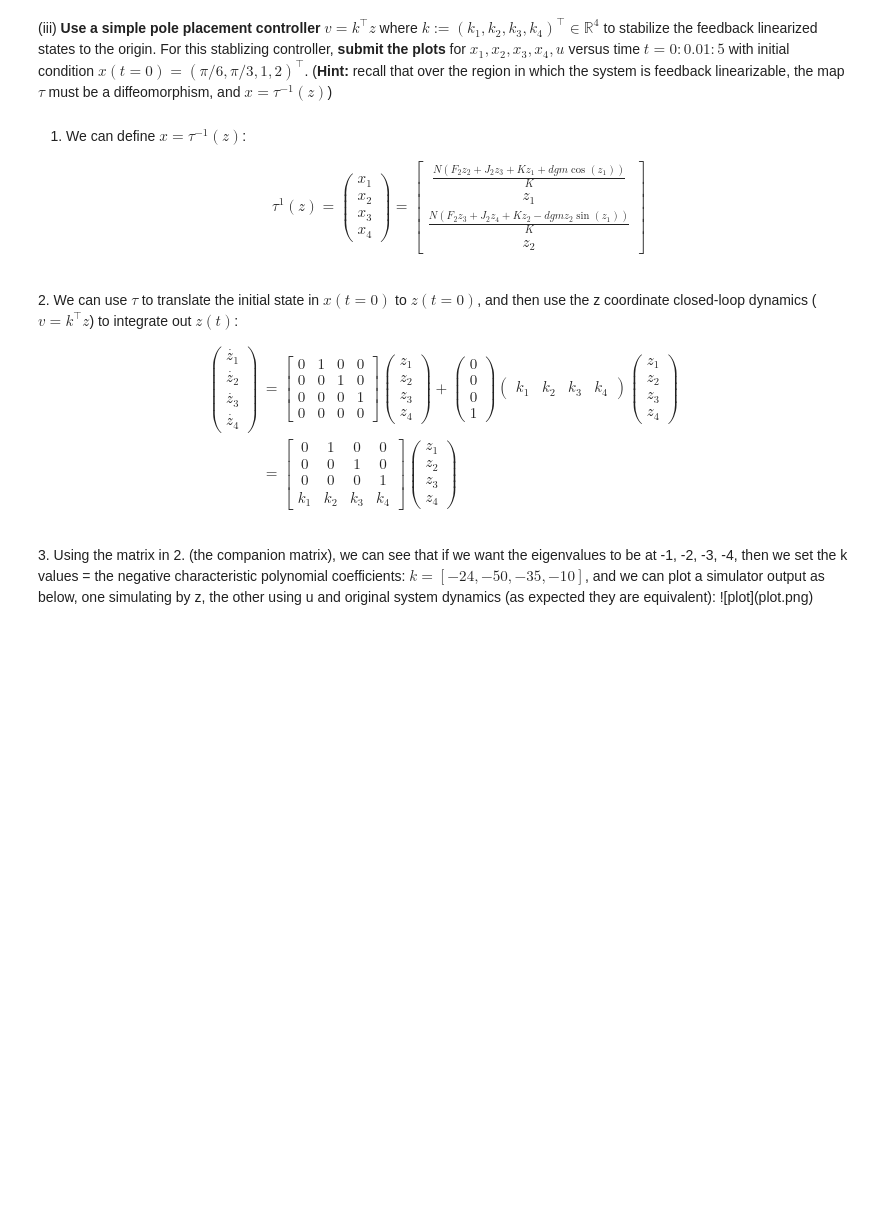
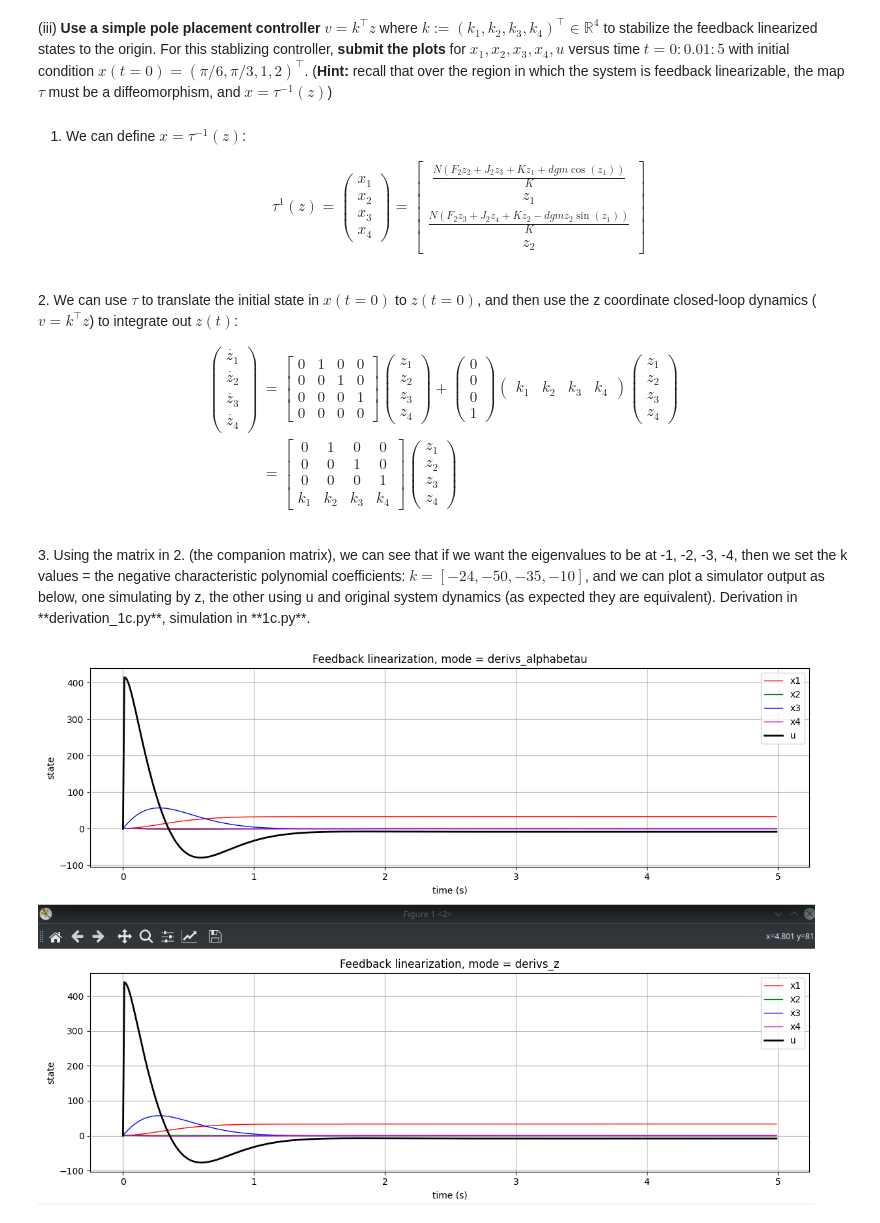
Before and after one commit to cyan-at/gradschool, a Jupyter notebook: 231/hw6/YanC_Sol_HW6.ipynb, the cells around one changed output. Cells and saved outputs as stored; diff of their text form; code cells hidden in the pictures; blank space fills up the shorter version.

```diff
--- a/231/hw6/YanC_Sol_HW6.ipynb
+++ b/231/hw6/YanC_Sol_HW6.ipynb
@@ -132,5 +135,9 @@ z = \tau(x) & = \left( \begin{matrix} \lambda(x) \\ \mathcal{L}_{f} \lambda(x) \
 & = \left[\begin{matrix} 0 & 1 & 0 & 0 \\ 0 & 0 & 1 & 0 \\ 0 & 0 & 0 & 1 \\ k_1 & k_2 & k_3 & k_4 \end{matrix}\right] \left( \begin{matrix} z_1 \\ z_2 \\ z_3 \\ z_4 \end{matrix} \right)
 \end{align}
 <br>
-3. Using the matrix in 2. (the companion matrix), we can see that if we want the eigenvalues to be at -1, -2, -3, -4, then we set the k values = the negative characteristic polynomial coefficients: $k = \left[-24, -50, -35, -10\right]$, and we can plot a simulator output as below, one simulating by z, the other using u and original system dynamics (as expected they are equivalent):
-![plot](plot.png)
+3. Using the matrix in 2. (the companion matrix), we can see that if we want the eigenvalues to be at -1, -2, -3, -4, then we set the k values = the negative characteristic polynomial coefficients: $k = \left[-24, -50, -35, -10\right]$, and we can plot a simulator output as below, one simulating by z, the other using u and original system dynamics (as expected they are equivalent). Derivation in **derivation_1c.py**, simulation in **1c.py**.
+# %%
+from IPython.display import Image
+Image(filename='plot.png')
+# %% [output]
+[figure, added]
```
Also changed, not shown: parts of 1 cell of this notebook, 2 other files.
